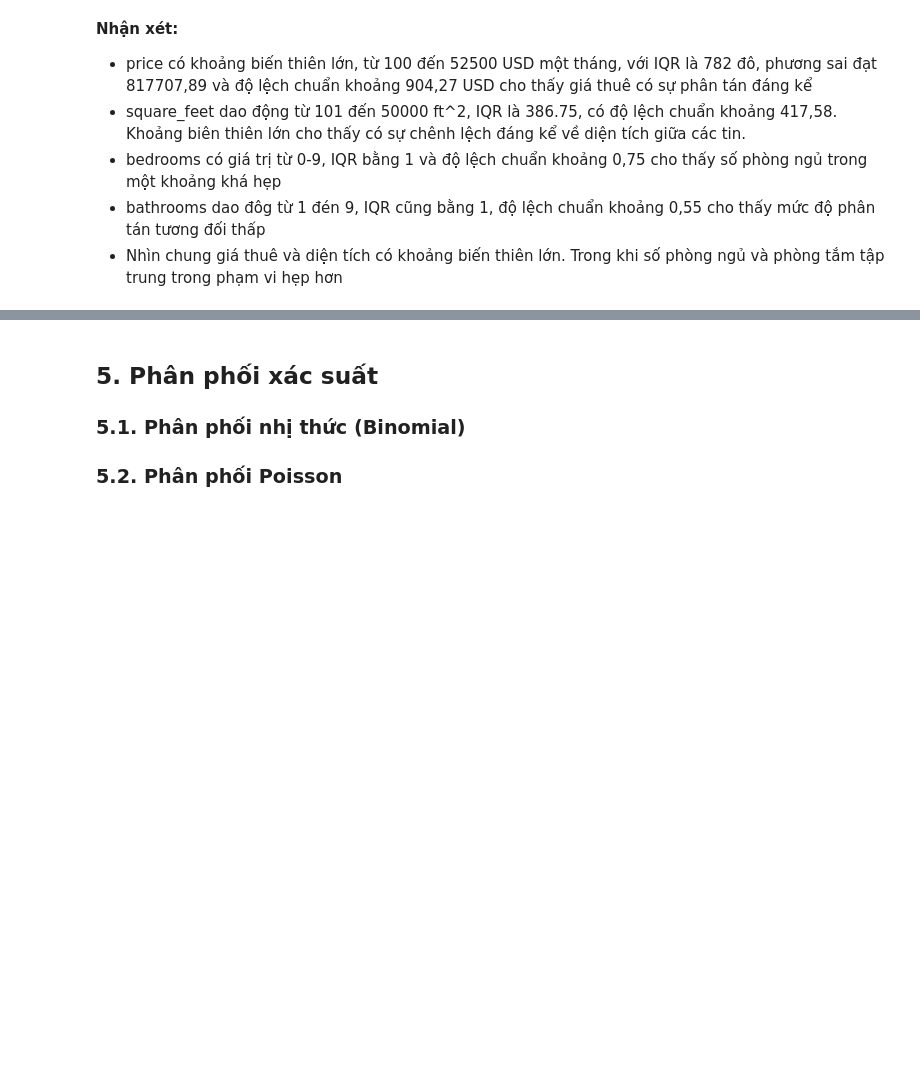
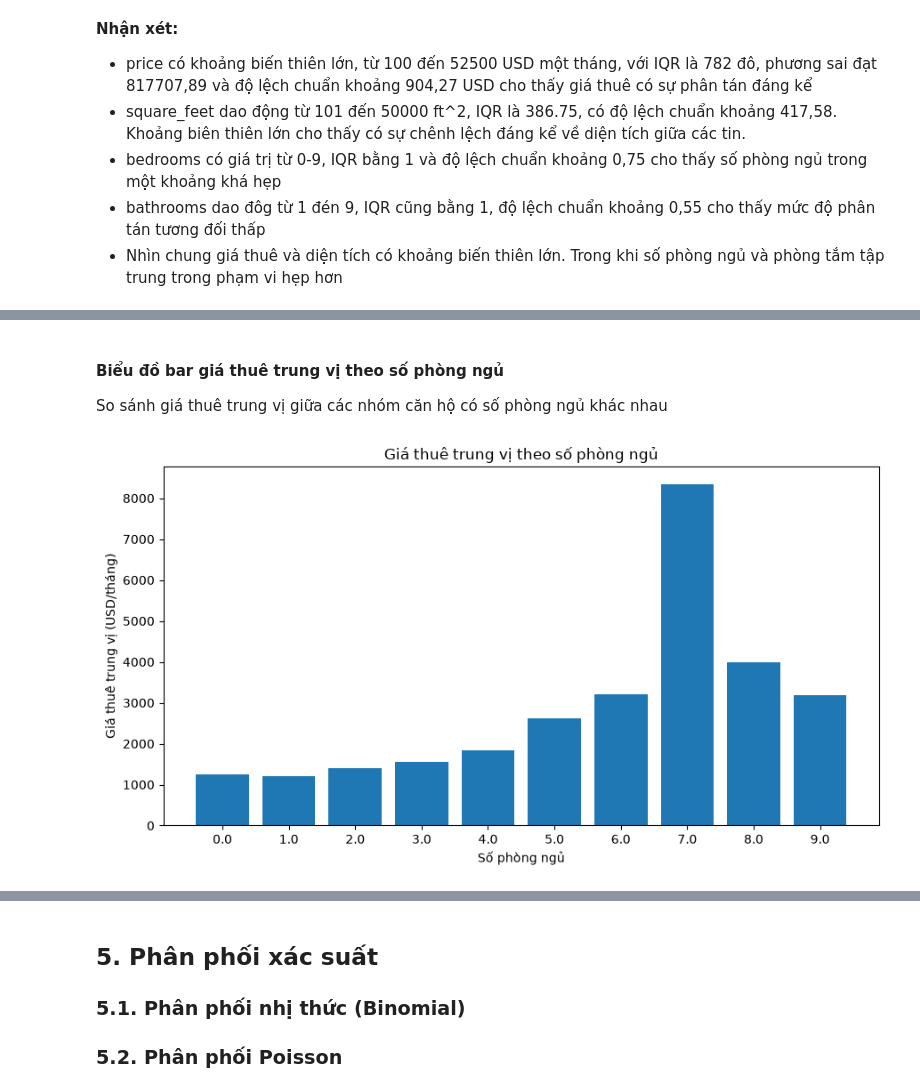
Before and after one commit to 1amBlake/apartment-rental-analysis-iuh, a Jupyter notebook: notebooks/apartment_retal_analysis.ipynb, the cells around one changed output, grey strips where cells are left out. Saved outputs shown, nothing was run; the diff lists cells and outputs as text; code cells hidden in the pictures; blank space fills up the shorter version.

```diff
--- a/notebooks/apartment_retal_analysis.ipynb
+++ b/notebooks/apartment_retal_analysis.ipynb
@@ -821,0 +903,22 @@ display(df_variation.round(2))
+# %% [markdown]
+#### Biểu đồ bar giá thuê trung vị theo số phòng ngủ
+So sánh giá thuê trung vị giữa các nhóm căn hộ có số phòng ngủ khác nhau
+# %%
+
+median_price = df_clean.groupby("bedrooms")["price"].median()
+
+plt.figure(figsize=(9, 5))
+
+plt.bar(
+    median_price.index.astype(str),
+    median_price.values
+)
+
+plt.title("Giá thuê trung vị theo số phòng ngủ")
+plt.xlabel("Số phòng ngủ")
+plt.ylabel("Giá thuê trung vị (USD/tháng)")
+
+plt.tight_layout()
+plt.show()
+# %% [output]
+[figure, added]
```
Also changed, not shown: parts of 19 cells of this notebook.
